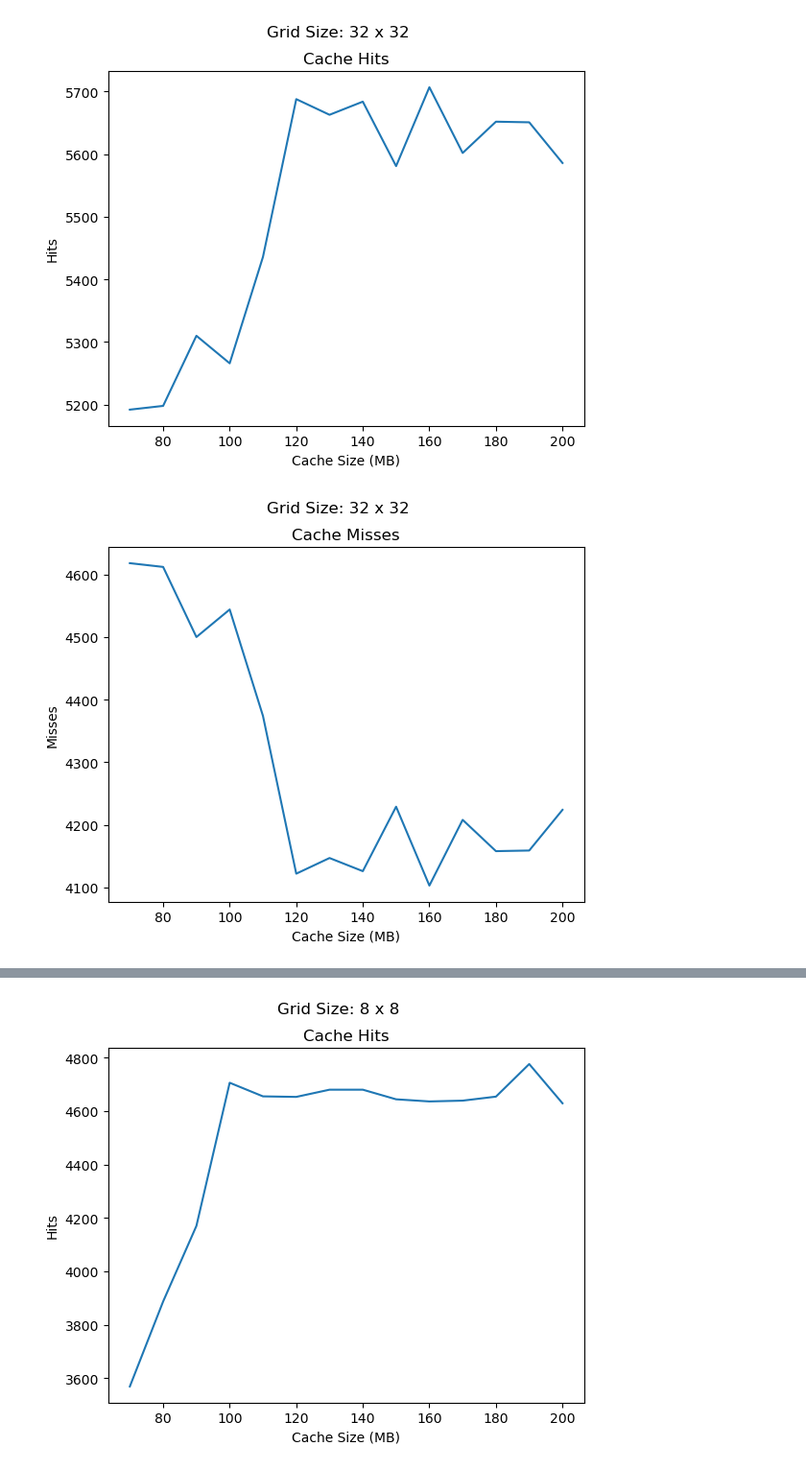
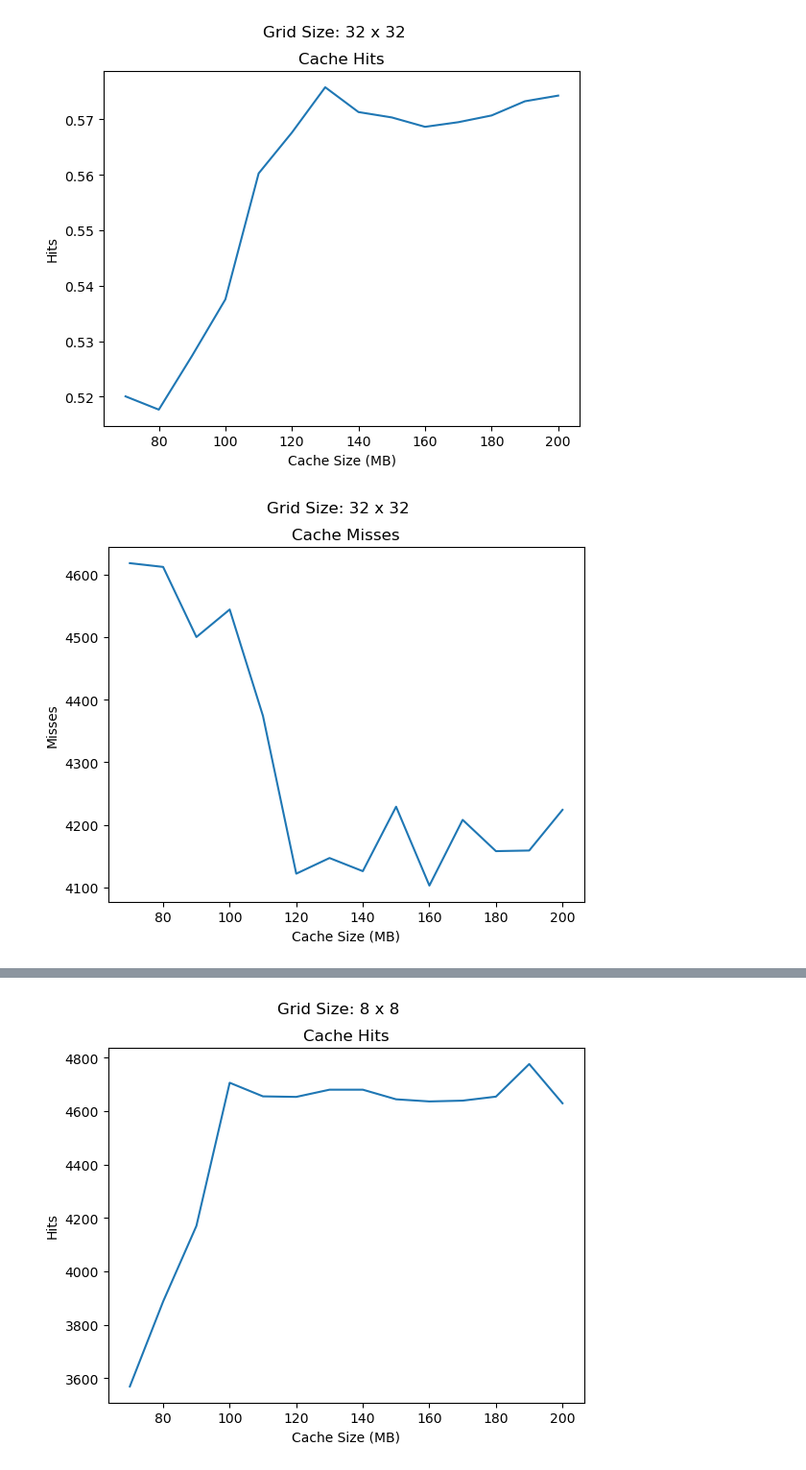
Before and after one commit to sayondeep/Thesis, a Jupyter notebook: data_processing/hit_miss_static.ipynb, the cells around one changed output, grey strips where cells are left out. Shown: that part at 96% size. Cells and saved outputs as stored; diff of their text form; code cells hidden in the pictures.

```diff
--- a/data_processing/hit_miss_static.ipynb
+++ b/data_processing/hit_miss_static.ipynb
@@ -33,32 +33,32 @@ plt.show()
 # %%
 # hits =[8432, 8451, 8535, 8506, 8544, 8546, 8551, 8604, 8668, 8679, 8735, 8774, 8787, 8786]
 # miss = [1378, 1359, 1275, 1304, 1266, 1264, 1259, 1206, 1142, 1131, 1075, 1036, 1023, 1024]
 
-hits =[5192, 5198, 5310, 5266, 5436, 5688, 5663, 5684, 5581, 5707, 5602, 5652, 5651, 5586]
+hits =[0.5200611620795107, 0.5176656472986748, 0.5273802242609582, 0.5375433231396534, 0.5602650356778798, 0.567624872579001, 0.5757900101936799, 0.5713149847094801, 0.5703465851172274, 0.5686544342507646, 0.5694903160040775, 0.570703363914373, 0.5732619775739043, 0.5742813455657492]
 miss =[4618, 4612, 4500, 4544, 4374, 4122, 4147, 4126, 4229, 4103, 4208, 4158, 4159, 4224]
 
 
 cache_sizes = range(70, 201, 10)
 
 # Plotting hits
 plt.figure(1)
 plt.plot(cache_sizes, hits)
 plt.xlabel('Cache Size (MB)')
 plt.ylabel('Hits')
 plt.title('Cache Hits')
 plt.suptitle('Grid Size: 32 x 32')
 
 # Plotting misses
 plt.figure(2)
 plt.plot(cache_sizes, miss)
 plt.xlabel('Cache Size (MB)')
 plt.ylabel('Misses')
 plt.title('Cache Misses')
 plt.suptitle('Grid Size: 32 x 32')
 
 plt.show()
 # %% [output]
-[figure, old version]
+[figure, new version]
 [figure]
 # %%
 
```
Also changed, not shown: parts of 2 cells of this notebook, 33 other files.
